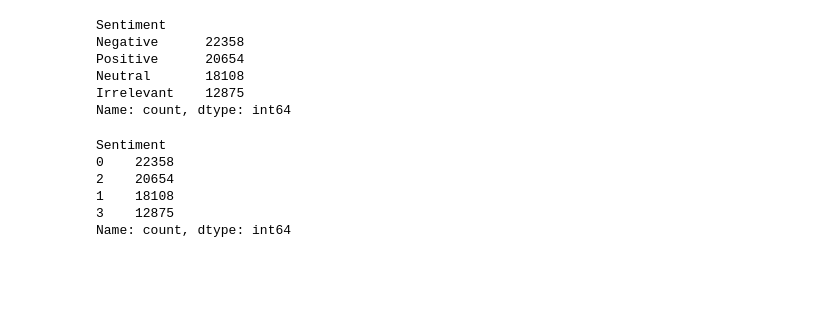
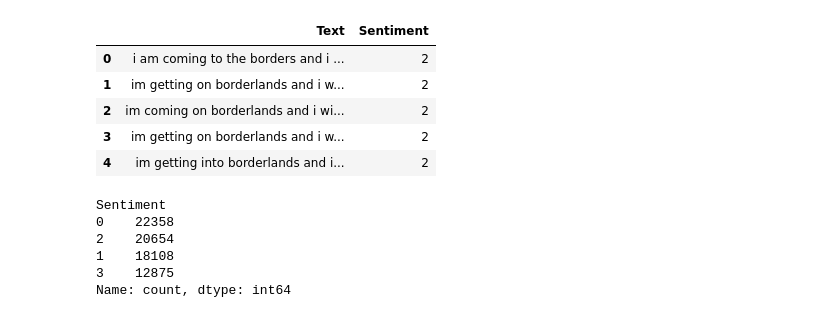
Before and after one commit to Zburgers/Sentiment-Analysis, a Jupyter notebook: Sentiment_analysis_BERT.ipynb, the cells around one changed output. Cells and saved outputs as stored; diff of their text form; code cells hidden in the pictures; blank space fills up the shorter version.

```diff
--- a/Sentiment_analysis_BERT.ipynb
+++ b/Sentiment_analysis_BERT.ipynb
@@ -87,9 +22,0 @@ dataset = dataset.dropna(subset=['Text', 'Sentiment'])
-# %%
-print(dataset['Sentiment'].value_counts())
-# %% [output]
-Sentiment
-Negative      22358
-Positive      20654
-Neutral       18108
-Irrelevant    12875
-Name: count, dtype: int64
@@ -99,3 +61,12 @@ dataset['Sentiment'] = dataset['Sentiment'].map(label_mapping)
+# %%
+dataset.head()
+# %% [output]
+|  | Text | Sentiment |
+| 0 | i am coming to the borders and i ... | 2 |
+| 1 | im getting on borderlands and i w... | 2 |
+| 2 | im coming on borderlands and i wi... | 2 |
+| 3 | im getting on borderlands and i w... | 2 |
+| 4 | im getting into borderlands and i... | 2 |
 # %%
 # 2 - Positive
 # 1 - Neutral
```
Also changed, not shown: parts of 29 cells of this notebook, 1 other file.
